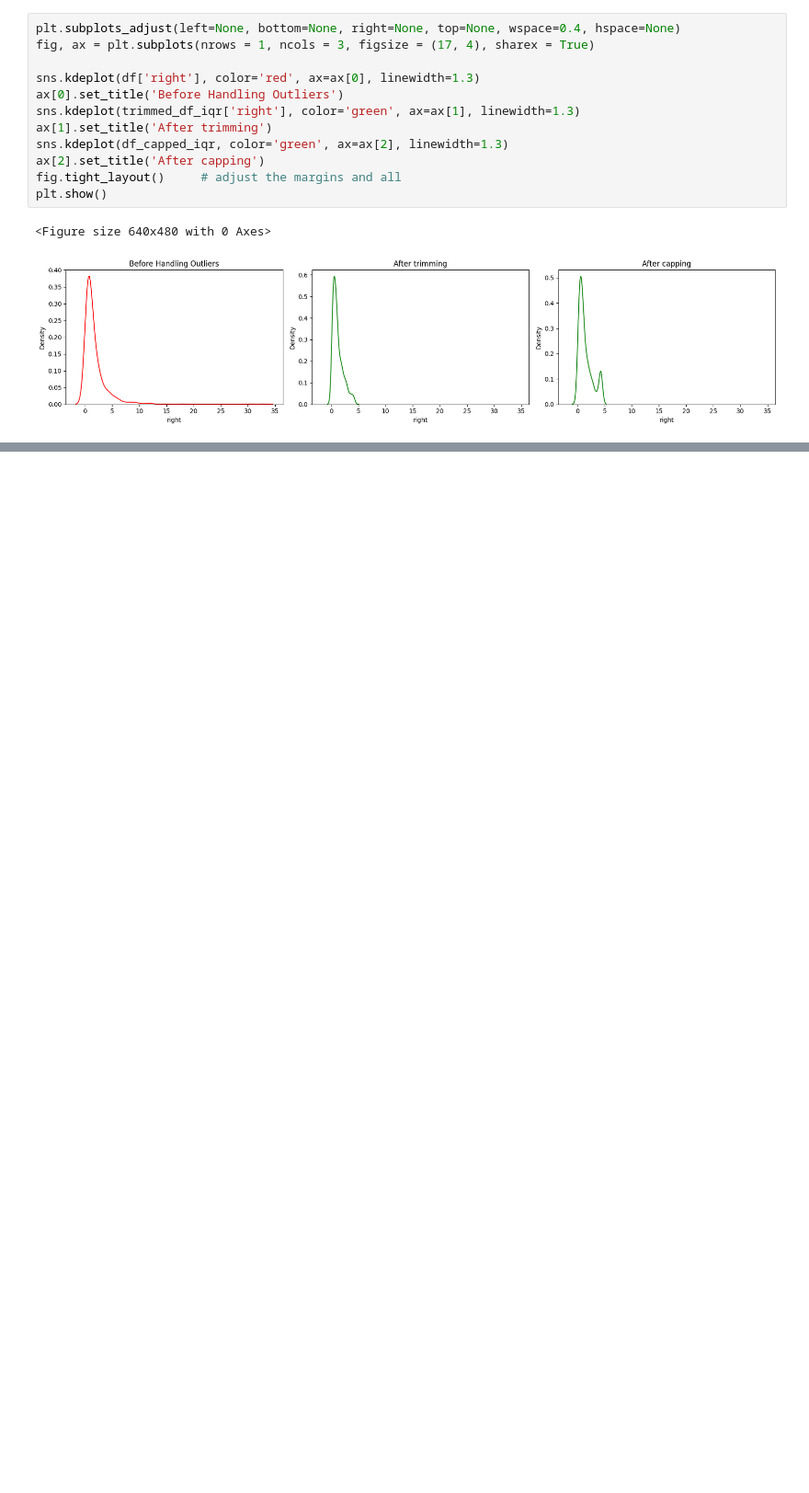
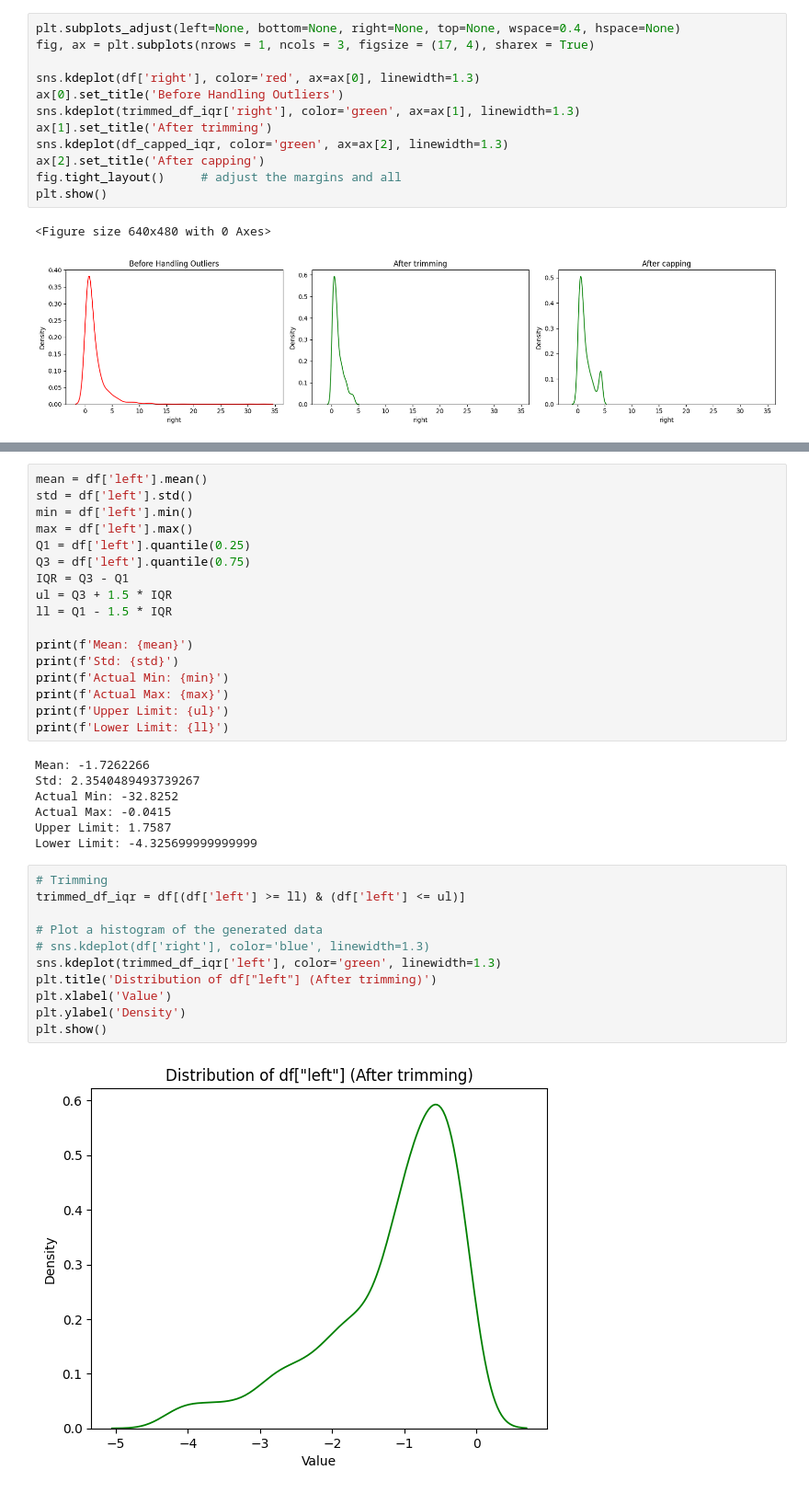
Before and after one commit to ronylpatil/data-preprocessing, a Jupyter notebook: notebooks/outliers_handling.ipynb, the cells around one changed output, grey strips where cells are left out. Shown at 92% size. Saved outputs shown, nothing was run; the diff lists cells and outputs as text; blank space fills up the shorter version.

```diff
--- a/notebooks/outliers_handling.ipynb
+++ b/notebooks/outliers_handling.ipynb
@@ -203,0 +217,37 @@ plt.show()
+# %%
+mean = df['left'].mean()
+std = df['left'].std()
+min = df['left'].min()
+max = df['left'].max()
+Q1 = df['left'].quantile(0.25)
+Q3 = df['left'].quantile(0.75)
+IQR = Q3 - Q1
+ul = Q3 + 1.5 * IQR
+ll = Q1 - 1.5 * IQR
+
+print(f'Mean: {mean}')
+print(f'Std: {std}')
+print(f'Actual Min: {min}')
+print(f'Actual Max: {max}')
+print(f'Upper Limit: {ul}')
+print(f'Lower Limit: {ll}')
+# %% [output]
+Mean: -1.7262266
+Std: 2.3540489493739267
+Actual Min: -32.8252
+Actual Max: -0.0415
+Upper Limit: 1.7587
+Lower Limit: -4.325699999999999
+# %%
+# Trimming
+trimmed_df_iqr = df[(df['left'] >= ll) & (df['left'] <= ul)]
+
+# Plot a histogram of the generated data
+# sns.kdeplot(df['right'], color='blue', linewidth=1.3)
+sns.kdeplot(trimmed_df_iqr['left'], color='green', linewidth=1.3)
+plt.title('Distribution of df["left"] (After trimming)')
+plt.xlabel('Value')
+plt.ylabel('Density')
+plt.show()
+# %% [output]
+[figure, added]
```
Also changed, not shown: parts of 5 cells of this notebook.
